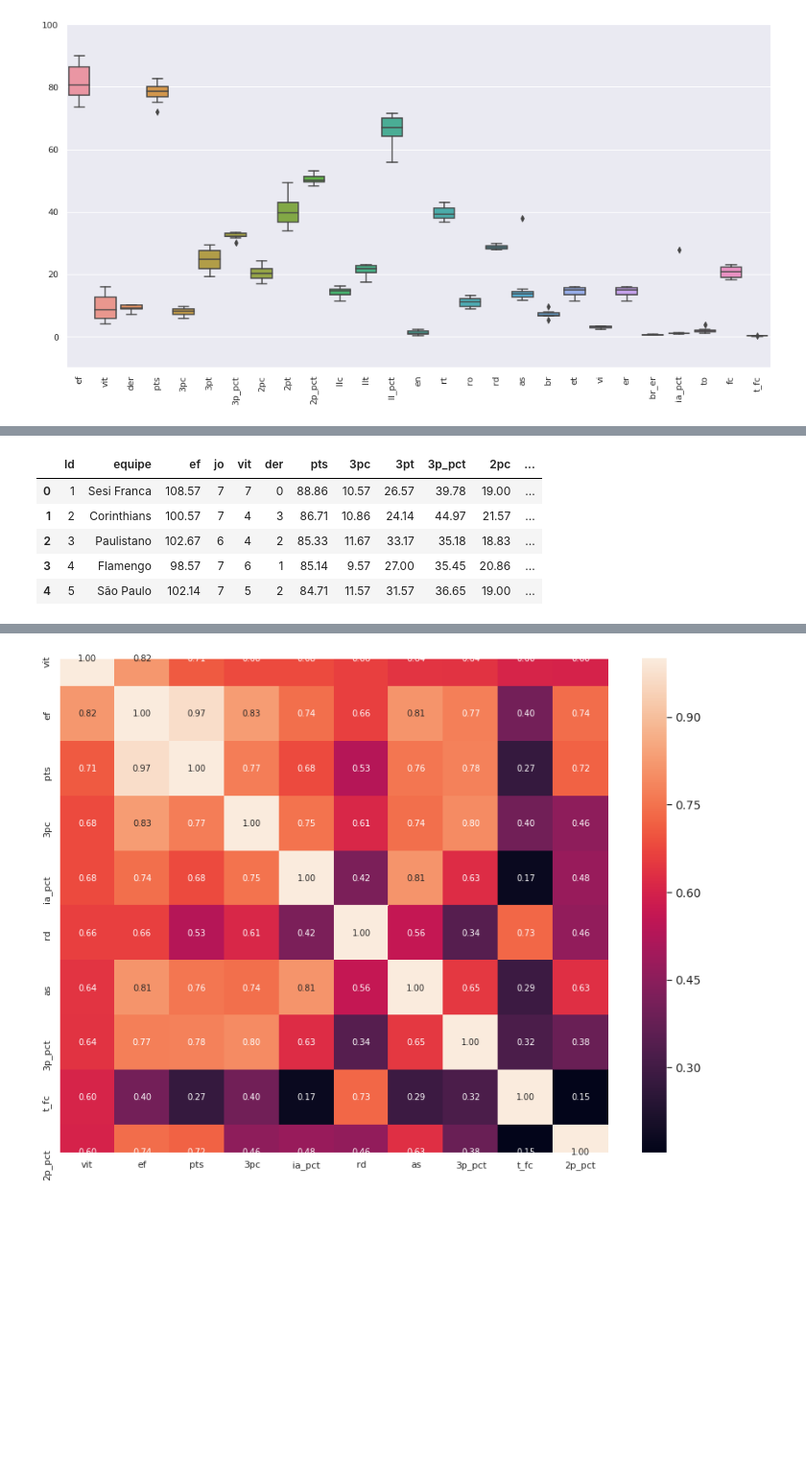
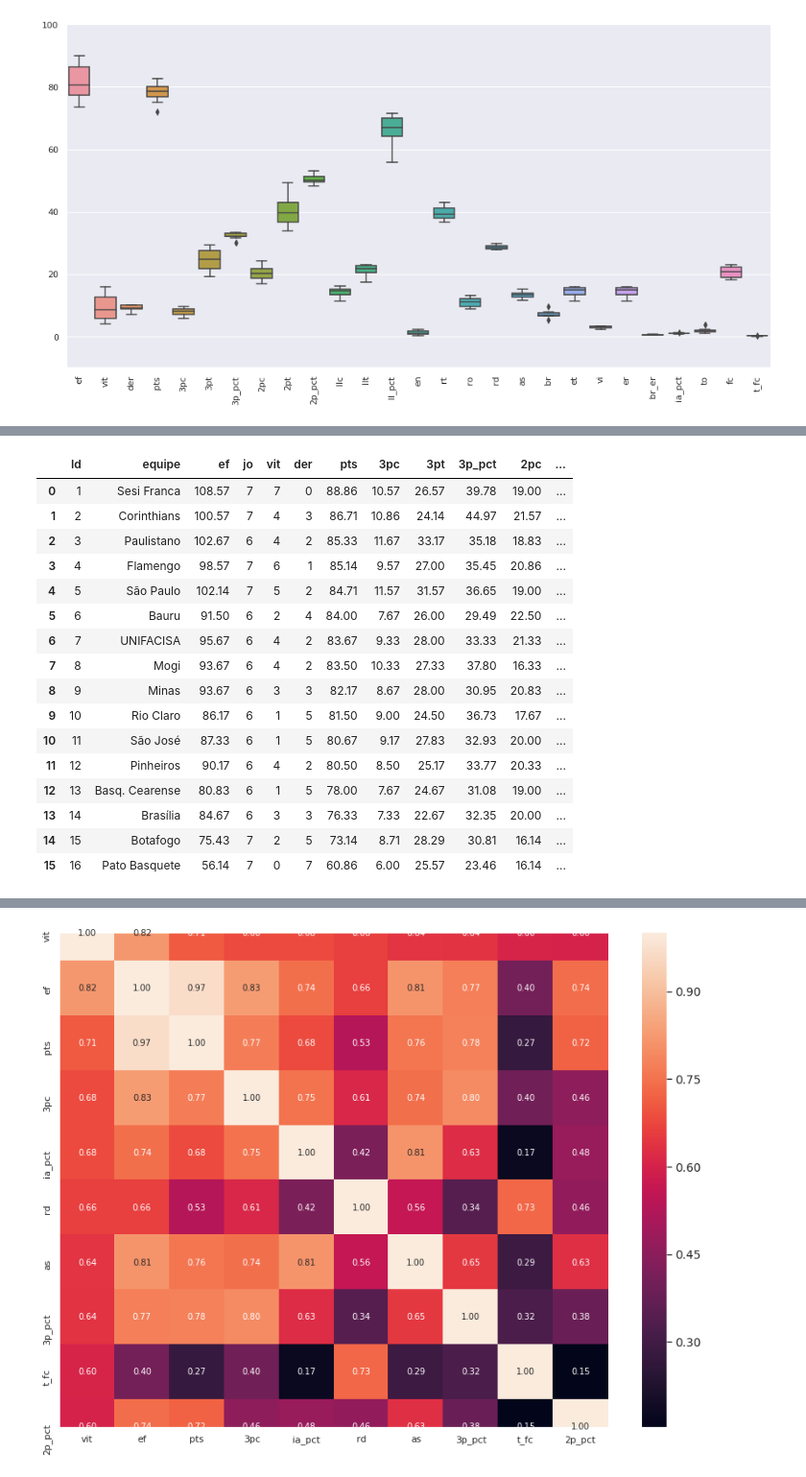
Before and after one commit to rafaelnduarte/Analise_De_Dados_Cerrado_Basquete, a Jupyter notebook: Análise_de_Dados_Cerrado_Basquete.ipynb, the cells around one changed output, grey strips where cells are left out. Shown at 96% size. Drawn from its saved outputs; the diff is of its cells as text; code cells hidden in the pictures; blank space fills up the shorter version.

```diff
--- a/Análise_de_Dados_Cerrado_Basquete.ipynb
+++ b/Análise_de_Dados_Cerrado_Basquete.ipynb
@@ -309,14 +333,25 @@ Considerando que o objetivo dos times que disputam a Liga Ouro é competir no NB
 Também é importante analisar a performance de times que disputaram a Liga Ouro e hoje estão no NBB, e observar como eles se adaptaram ao ritmo de jogo do NBB.
 # %%
 # mostrando as estatísticas para os 5 times com melhor campanha na temporada 2019/20 do NBB
-df_nbb.head()
+df_nbb.head(16)
 # %% [output]
 |  | Id | equipe | ef | jo | vit | der | pts | 3pc | 3pt | 3p_pct | 2pc | ... |
 | 0 | 1 | Sesi Franca | 108.57 | 7 | 7 | 0 | 88.86 | 10.57 | 26.57 | 39.78 | 19.00 | ... |
 | 1 | 2 | Corinthians | 100.57 | 7 | 4 | 3 | 86.71 | 10.86 | 24.14 | 44.97 | 21.57 | ... |
 | 2 | 3 | Paulistano | 102.67 | 6 | 4 | 2 | 85.33 | 11.67 | 33.17 | 35.18 | 18.83 | ... |
 | 3 | 4 | Flamengo | 98.57 | 7 | 6 | 1 | 85.14 | 9.57 | 27.00 | 35.45 | 20.86 | ... |
 | 4 | 5 | São Paulo | 102.14 | 7 | 5 | 2 | 84.71 | 11.57 | 31.57 | 36.65 | 19.00 | ... |
+| 5 | 6 | Bauru | 91.50 | 6 | 2 | 4 | 84.00 | 7.67 | 26.00 | 29.49 | 22.50 | ... |
+| 6 | 7 | UNIFACISA | 95.67 | 6 | 4 | 2 | 83.67 | 9.33 | 28.00 | 33.33 | 21.33 | ... |
+| 7 | 8 | Mogi | 93.67 | 6 | 4 | 2 | 83.50 | 10.33 | 27.33 | 37.80 | 16.33 | ... |
+| 8 | 9 | Minas | 93.67 | 6 | 3 | 3 | 82.17 | 8.67 | 28.00 | 30.95 | 20.83 | ... |
+| 9 | 10 | Rio Claro | 86.17 | 6 | 1 | 5 | 81.50 | 9.00 | 24.50 | 36.73 | 17.67 | ... |
+| 10 | 11 | São José | 87.33 | 6 | 1 | 5 | 80.67 | 9.17 | 27.83 | 32.93 | 20.00 | ... |
+| 11 | 12 | Pinheiros | 90.17 | 6 | 4 | 2 | 80.50 | 8.50 | 25.17 | 33.77 | 20.33 | ... |
+| 12 | 13 | Basq. Cearense | 80.83 | 6 | 1 | 5 | 78.00 | 7.67 | 24.67 | 31.08 | 19.00 | ... |
+| 13 | 14 | Brasília | 84.67 | 6 | 3 | 3 | 76.33 | 7.33 | 22.67 | 32.35 | 20.00 | ... |
+| 14 | 15 | Botafogo | 75.43 | 7 | 2 | 5 | 73.14 | 8.71 | 28.29 | 30.81 | 16.14 | ... |
+| 15 | 16 | Pato Basquete | 56.14 | 7 | 0 | 7 | 60.86 | 6.00 | 25.57 | 23.46 | 16.14 | ... |
 # %%
 # descrição estatística dos dados do NBB 2019/20
 df_nbb.describe()
```
Also changed, not shown: parts of 25 cells of this notebook.
